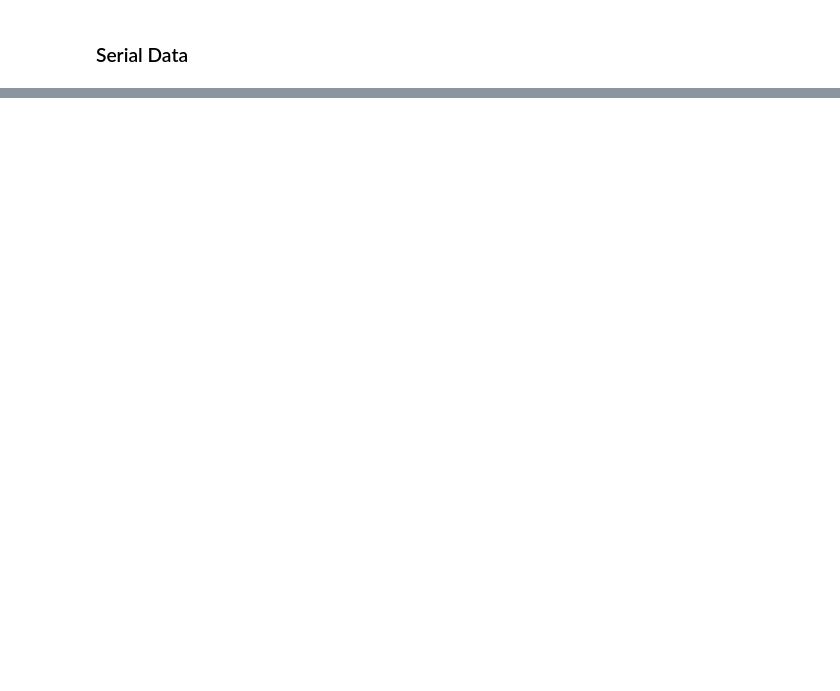
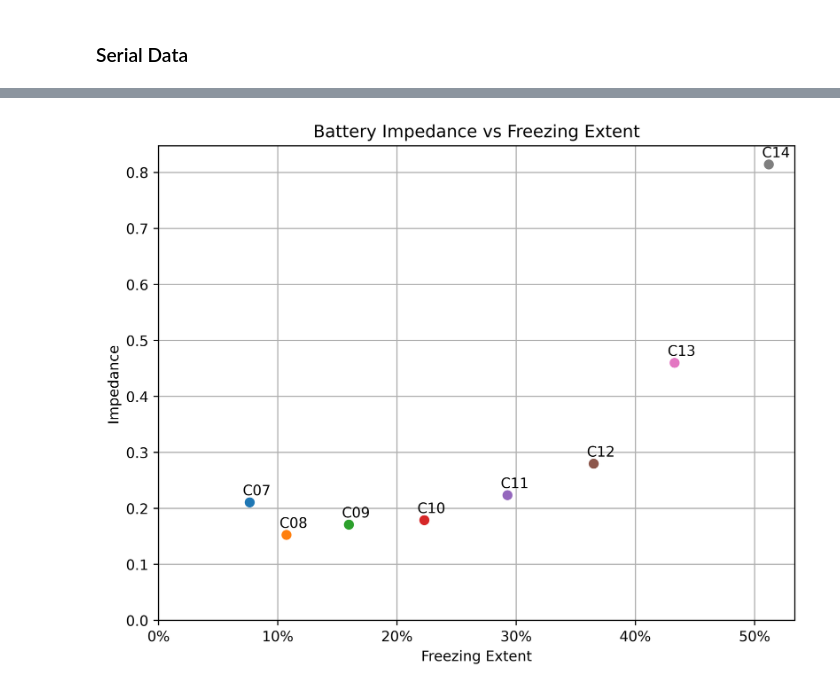
Before and after one commit to LawrenceStanton/SISPS-BATT-INT-CAL, a Jupyter notebook: Notebook/Impedance.ipynb, the cells around one changed output, grey strips where cells are left out. Drawn from its saved outputs; the diff is of its cells as text; code cells hidden in the pictures; blank space fills up the shorter version.

```diff
--- a/Notebook/Impedance.ipynb
+++ b/Notebook/Impedance.ipynb
@@ -16,3 +28,14 @@ SERIAL_DATA_PATH = "../Data/Serial"
+# %%
+def load_vbatt_data(file_path):
+    file = os.listdir(file_path)[0]
+    df = pd.read_csv(
+        os.path.join(file_path, file),
+        index_col=0,
+    )
+    return df
+
+
+vbatt_df = load_vbatt_data(VBATT_DATA_PATH)
 # %% [markdown]
 ### Serial Data
 # %%
@@ -85,0 +106,7 @@ Loading serial data from: ../Data/Serial/C06 Serial Output.txt for battery: C06
+# %%
+dataframes.sort(key=lambda df: df.attrs["battery"])
+
+for df in dataframes:
+    df["Vrms"] = df["Vrms"] / 1000
+    df["VrmsNull"] = df["VrmsNull"] / 1000
+    df["Delta T"] = df["Delta T"] / 1000
@@ -85,0 +203,45 @@ Loading serial data from: ../Data/Serial/C06 Serial Output.txt for battery: C06
+# %%
+def plot_impedance_vs_freezing(
+    impedances: dict,
+    freezing_extents: dict,
+    annotate: bool = False,
+) -> Figure:
+    fig, ax = plt.subplots(figsize=(8, 6))
+
+    for battery in impedances.keys():
+        impedance_value = impedances[battery]
+        freezing_value = freezing_extents.get(battery, 0.0)
+
+        if freezing_value > 0.0:
+            ax.scatter(
+                freezing_value,
+                impedance_value,
+                label=battery,
+                color="black" if not annotate else None,
+            )
+            if annotate:
+                ax.annotate(
+                    battery,
+                    (freezing_value, impedance_value),
+                    textcoords="offset points",
+                    xytext=(5, 5),
+                    ha="center",
+                )
+
+    plt.ylabel("Impedance")
+    plt.xlabel("Freezing Extent")
+    plt.title("Battery Impedance vs Freezing Extent")
+    plt.grid()
+
+    ax.xaxis.set_major_formatter(FuncFormatter(lambda x, _: f"{100*x:.0f}%"))
+    # ax.yaxis.set_major_formatter(FuncFormatter(lambda y, _: f"{y:.2f}Ω"))
+
+    ax.set_xlim(left=0)
+    ax.set_ylim(bottom=0)
+
+    return fig
+
+
+_ = plot_impedance_vs_freezing(impedances, freezing_extents, annotate=True)
+# %% [output]
+[figure, added]
```
Also changed, not shown: parts of 14 cells of this notebook, 1 other file.
